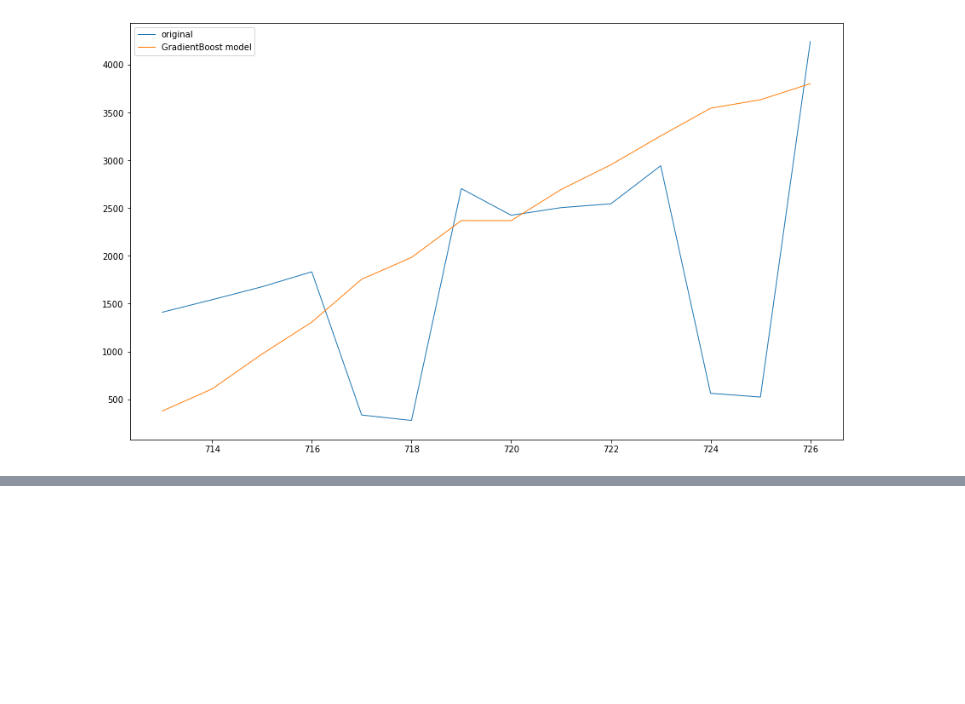
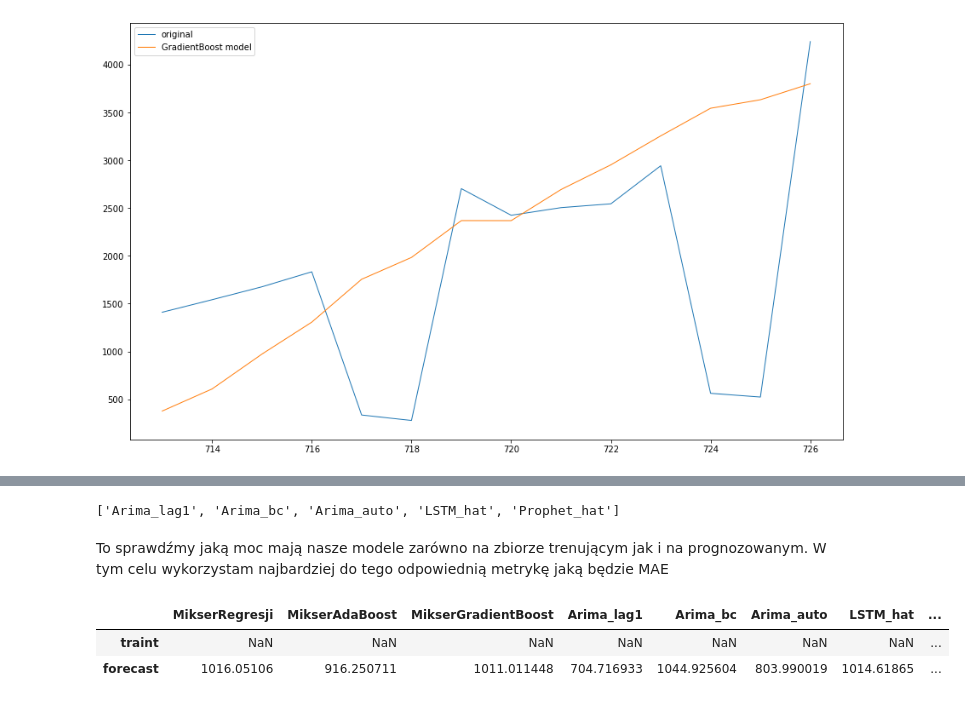
Before and after one commit to krisz17/TS-Mixer, a Jupyter notebook: 1MixerForTS.ipynb, the cells around one changed output, grey strips where cells are left out. Cells and saved outputs as stored; diff of their text form; code cells hidden in the pictures; blank space fills up the shorter version.

Commit message:
dorzucilem wyliczenia metryk MAE

```diff
--- a/1MixerForTS.ipynb
+++ b/1MixerForTS.ipynb
@@ -166,0 +182,26 @@ plt.show()
+# %%
+list(X_forecast.columns)
+# %% [output]
+['Arima_lag1', 'Arima_bc', 'Arima_auto', 'LSTM_hat', 'Prophet_hat']
+# %% [markdown]
+To sprawdźmy jaką moc mają nasze modele zarówno na zbiorze trenującym jak i na prognozowanym. W tym celu wykorzystam najbardziej do tego odpowiednią metrykę jaką będzie MAE
+# %%
+from sklearn.metrics import mean_absolute_error
+
+metryki = pd.DataFrame(columns=["MikserRegresji", "MikserAdaBoost", "MikserGradientBoost"] + list(X_forecast.columns),
+                      index=['traint', 'forecast'])
+# %%
+metryki.at['forecast', 'MikserRegresji'] = mean_absolute_error(y_forecast, predykcja_reg)
+metryki.at['forecast', 'MikserAdaBoost'] = mean_absolute_error(y_forecast, predykcja_ada)
+metryki.at['forecast', 'MikserGradientBoost'] = mean_absolute_error(y_forecast, predykcja_gbr)
+metryki.at['forecast', 'Arima_lag1'] = mean_absolute_error(y_forecast, X_forecast['Arima_lag1'])
+metryki.at['forecast', 'Arima_bc'] = mean_absolute_error(y_forecast, X_forecast['Arima_bc'])
+metryki.at['forecast', 'Arima_auto'] = mean_absolute_error(y_forecast, X_forecast['Arima_auto'])
+metryki.at['forecast', 'LSTM_hat'] = mean_absolute_error(y_forecast, X_forecast['LSTM_hat'])
+metryki.at['forecast', 'Prophet_hat'] = mean_absolute_error(y_forecast, X_forecast['Prophet_hat'])
+# %%
+metryki
+# %% [output]
+|  | MikserRegresji | MikserAdaBoost | MikserGradientBoost | Arima_lag1 | Arima_bc | Arima_auto | LSTM_hat | ... |
+| traint | NaN | NaN | NaN | NaN | NaN | NaN | NaN | ... |
+| forecast | 1016.05106 | 916.250711 | 1011.011448 | 704.716933 | 1044.925604 | 803.990019 | 1014.61865 | ... |
```
Also changed, not shown: parts of 5 cells of this notebook.
